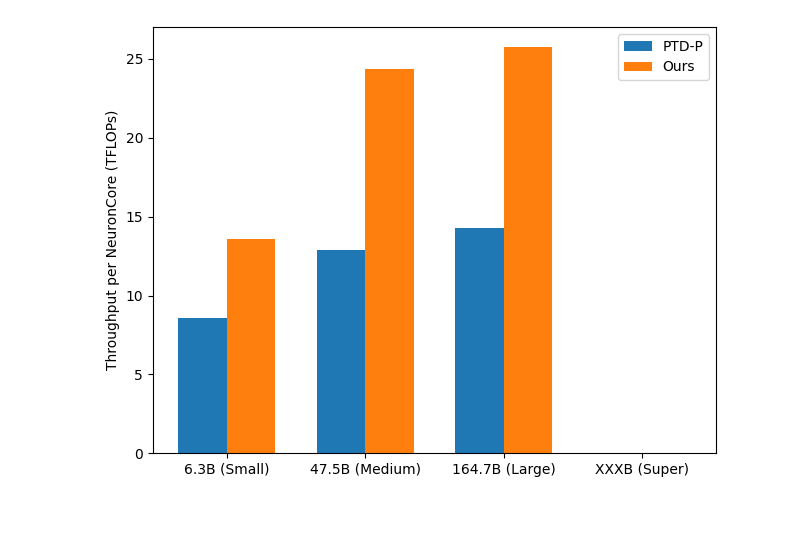
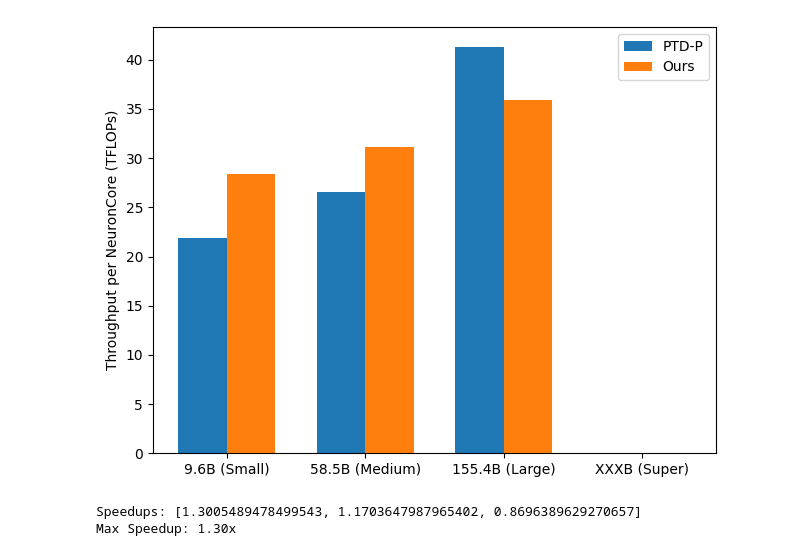
Before and after one commit to profetia/neuronx-distributed-training, a Jupyter notebook: examples/tensorboard_avg.ipynb, the cells around one changed output. Saved outputs shown, nothing was run; the diff lists cells and outputs as text; code cells hidden in the pictures; blank space fills up the shorter version.

```diff
--- a/examples/tensorboard_avg.ipynb
+++ b/examples/tensorboard_avg.ipynb
@@ -361,29 +407,38 @@ Average Runtime_memory Memory Max 0.001593127670996594
 # %%
 import numpy as np
 import matplotlib.pyplot as plt
 
 # 4 categories on the x-axis
-categories = ["6.3B (Small)", "47.5B (Medium)", "164.7B (Large)", "XXXB (Super)"]
+# categories = ["6.3B (Small)", "47.5B (Medium)", "164.7B (Large)", "XXXB (Super)"]
+categories = ["9.6B (Small)", "58.5B (Medium)", "155.4B (Large)", "XXXB (Super)"]
 
 # Two bar-series (2 bars per category)
-series1 = [8.56, 12.87, 14.27, 0]
-series2 = [13.57, 24.35, 25.74, 0]
+# baseline = [7.34, 13.49, 14.99, 0]
+# ours = [23.83, 34.49, 30.62, 0]
+baseline = [21.86, 26.59, 41.27, 0]
+ours = [28.43, 31.12, 35.89, 0]
 
 x = np.arange(len(categories))   # [0,1,2,3]
 width = 0.35                     # width of each bar
 
 fig, ax = plt.subplots()
 
-ax.bar(x - width/2, series1, width, label="PTD-P")
-ax.bar(x + width/2, series2, width, label="Ours")
+ax.bar(x - width/2, baseline, width, label="PTD-P")
+ax.bar(x + width/2, ours, width, label="Ours")
 
 ax.set_xticks(x)
 ax.set_xticklabels(categories)
 ax.set_ylabel("Throughput per NeuronCore (TFLOPs)")
 # ax.set_title("Grouped Bar Chart (4 categories, 2 bars each)")
 ax.legend()
 
 plt.tight_layout()
 plt.show()
+
+speedups = [s2 / s1 for s1, s2 in zip(baseline, ours) if s1 > 0]
+print(f"Speedups: {speedups}")
+print(f"Max Speedup: {max(speedups):.2f}x")
 # %% [output]
-[figure, old version]
+[figure, new version]
+Speedups: [1.3005489478499543, 1.1703647987965402, 0.8696389629270657]
+Max Speedup: 1.30x
```
Also changed, not shown: parts of 15 cells of this notebook, 12 other files.
